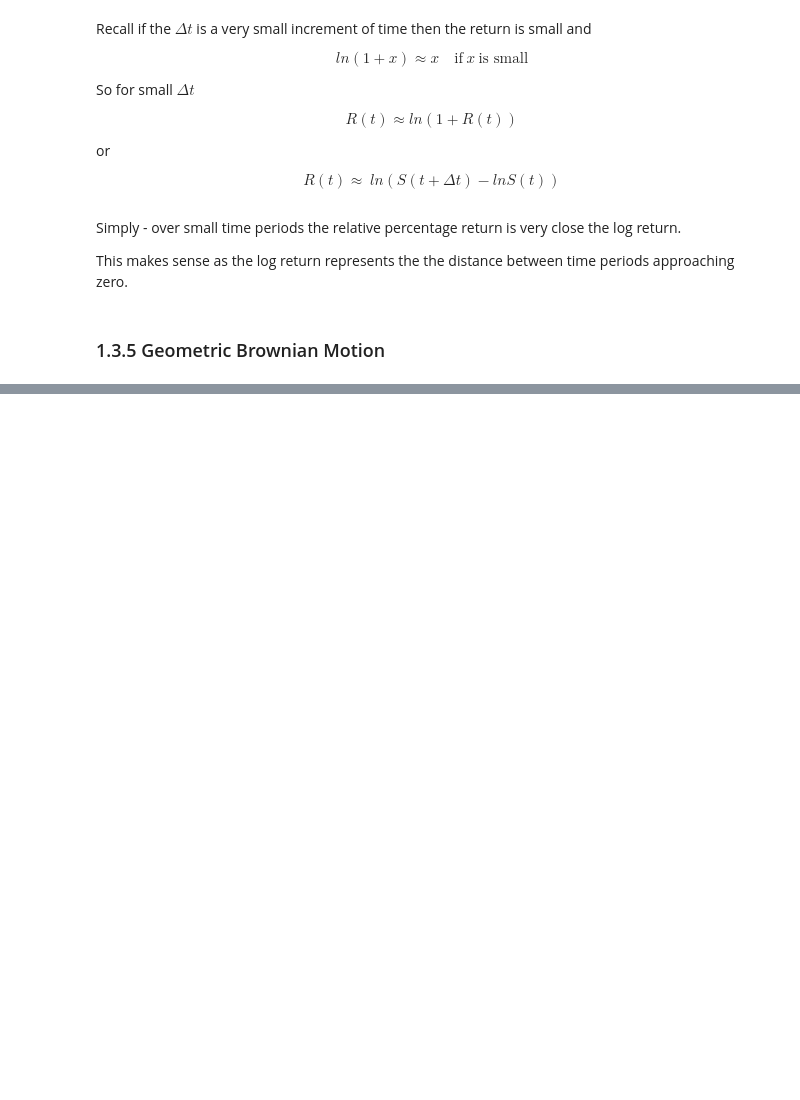
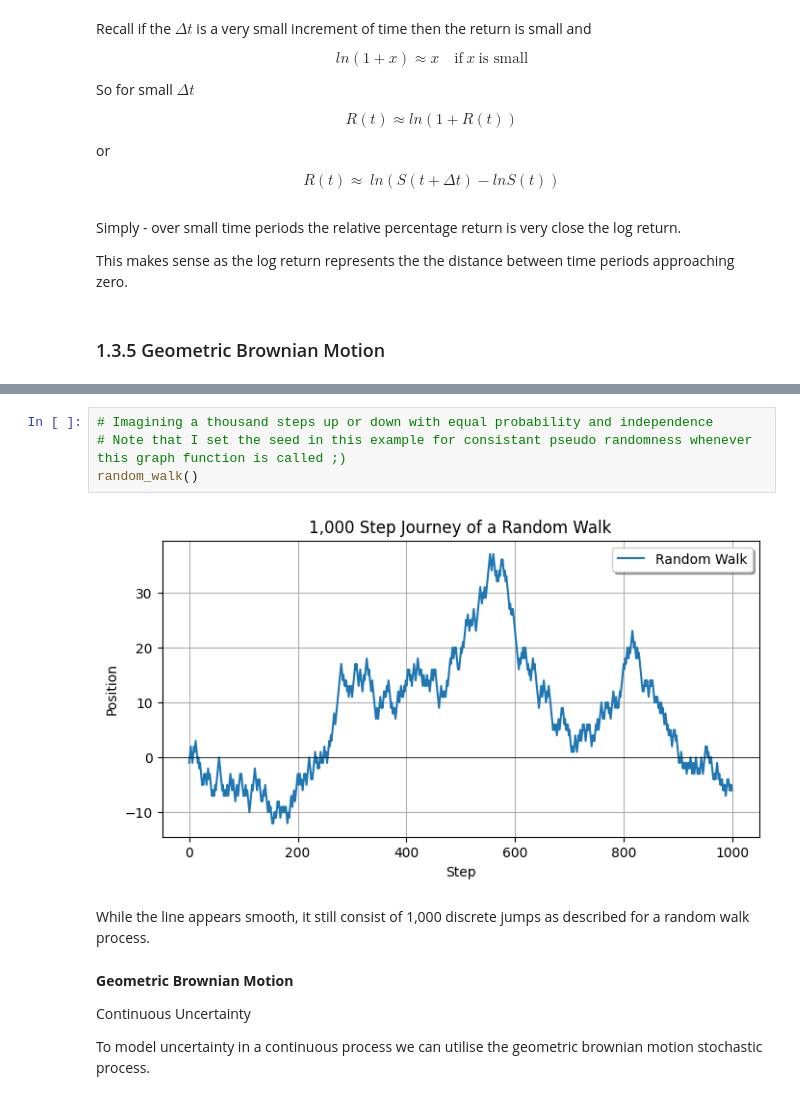
Before and after one commit to mickeyadd/my_risk_toolkit, a Jupyter notebook: Market Risk Analysis Notes/I. Quantitative Methods in Finance/Chapter 1 - Basic Calculus for Finance/1.3 Analysis of Financial Returns.ipynb, the cells around one changed output, grey strips where cells are left out. Cells and saved outputs as stored; diff of their text form; blank space fills up the shorter version.

```diff
--- a/Market Risk Analysis Notes/I. Quantitative Methods in Finance/Chapter 1 - Basic Calculus for Finance/1.3 Analysis of Financial Returns.ipynb
+++ b/Market Risk Analysis Notes/I. Quantitative Methods in Finance/Chapter 1 - Basic Calculus for Finance/1.3 Analysis of Financial Returns.ipynb
@@ -275,0 +312,14 @@ This makes sense as the log return represents the the distance between time peri
+# %%
+# Imagining a thousand steps up or down with equal probability and independence
+# Note that I set the seed in this example for consistant pseudo randomness whenever this graph function is called ;)
+random_walk()
+# %% [output]
+[figure, added]
+# %% [markdown]
+While the line appears smooth, it still consist of 1,000 discrete jumps as described for a random walk process.
+# %% [markdown]
+**Geometric Brownian Motion**
+
+Continuous Uncertainty
+
+To model uncertainty in a continuous process we can utilise the geometric brownian motion stochastic process.
```
Also changed, not shown: parts of 3 cells of this notebook, 1 other file.
